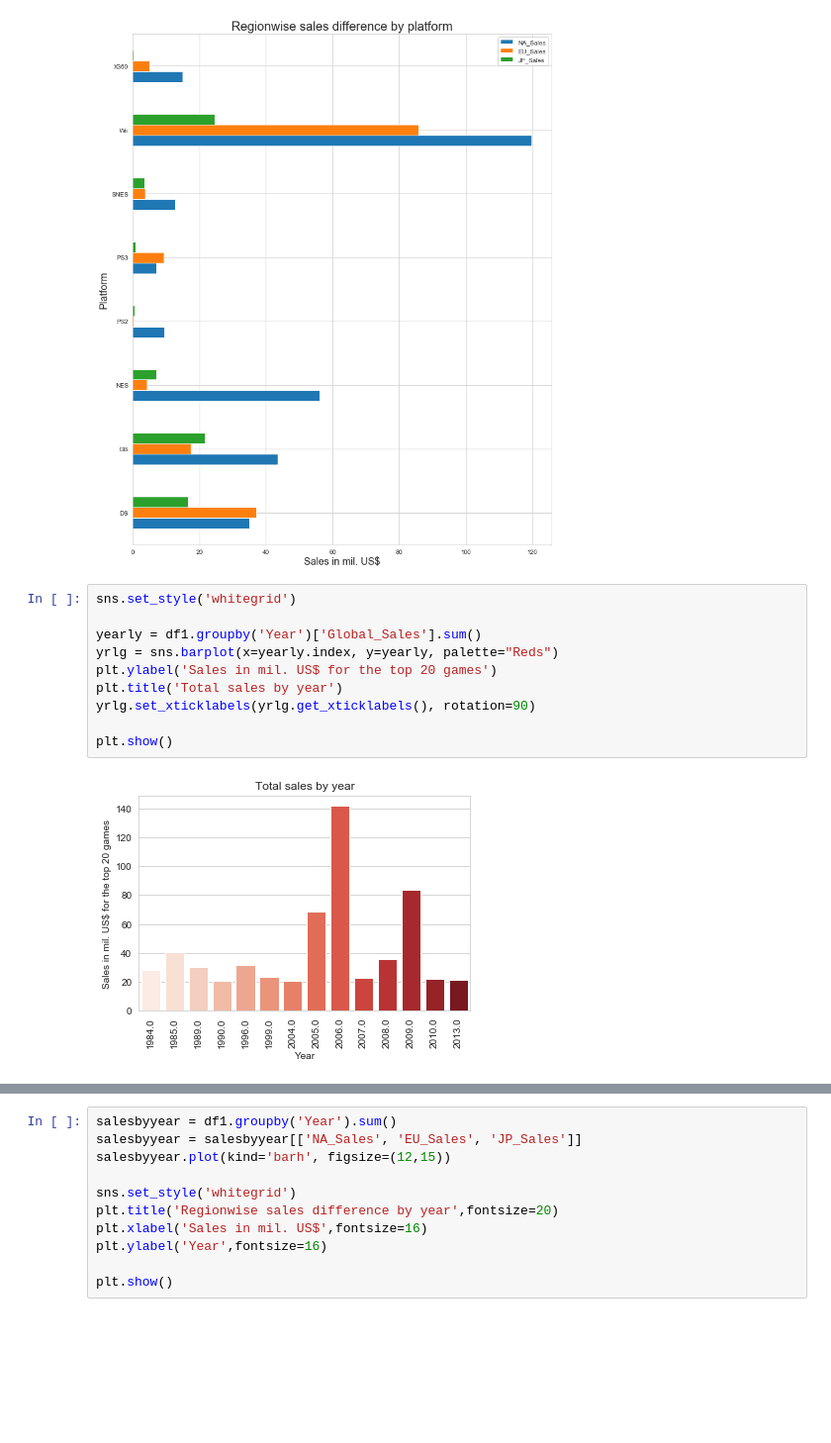
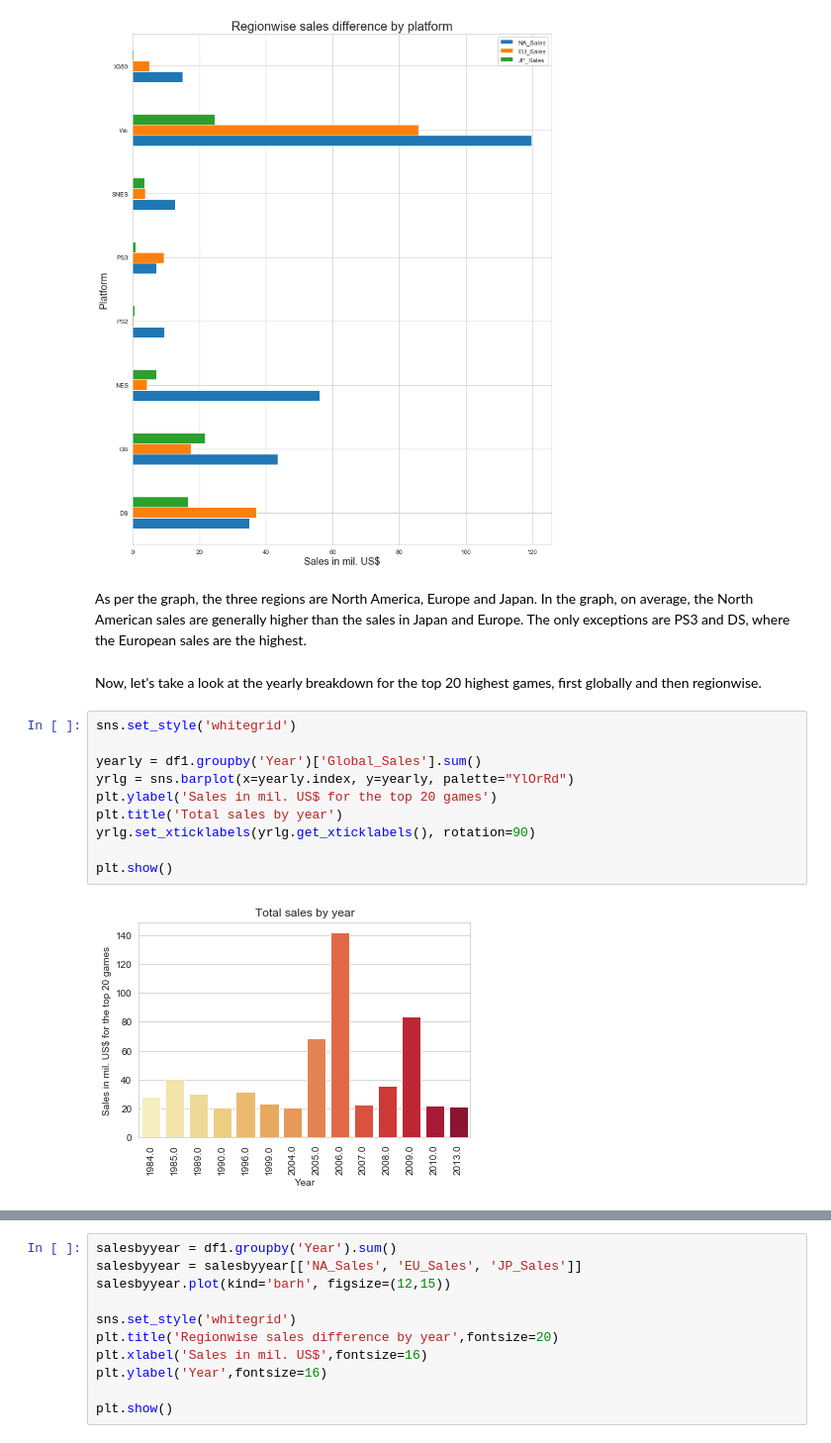
Before and after one commit to hosadman/video-game-sales-data-analysis, a Jupyter notebook: analysis.ipynb, the cells around one changed output, grey strips where cells are left out. Shown: that part at 99% size. Cells and saved outputs as stored; diff of their text form; blank space fills up the shorter version.

```diff
--- a/analysis.ipynb
+++ b/analysis.ipynb
@@ -245,15 +259,19 @@ plt.ylabel('Platform',fontsize=16)
 plt.show()
 # %% [output]
 [figure]
+# %% [markdown]
+As per the graph, the three regions are North America, Europe and Japan. In the graph, on average, the North American sales are generally higher than the sales in Japan and Europe. The only exceptions are PS3 and DS, where the European sales are the highest.
+# %% [markdown]
+Now, let's take a look at the yearly breakdown for the top 20 highest games, first globally and then regionwise.
 # %%
 sns.set_style('whitegrid')
 
 yearly = df1.groupby('Year')['Global_Sales'].sum()
-yrlg = sns.barplot(x=yearly.index, y=yearly, palette="Reds")
+yrlg = sns.barplot(x=yearly.index, y=yearly, palette="YlOrRd")
 plt.ylabel('Sales in mil. US$ for the top 20 games')
 plt.title('Total sales by year')
 yrlg.set_xticklabels(yrlg.get_xticklabels(), rotation=90)
 
 plt.show()
 # %% [output]
-[figure, old version]
+[figure, new version]
```
Also changed, not shown: parts of 15 cells of this notebook.
